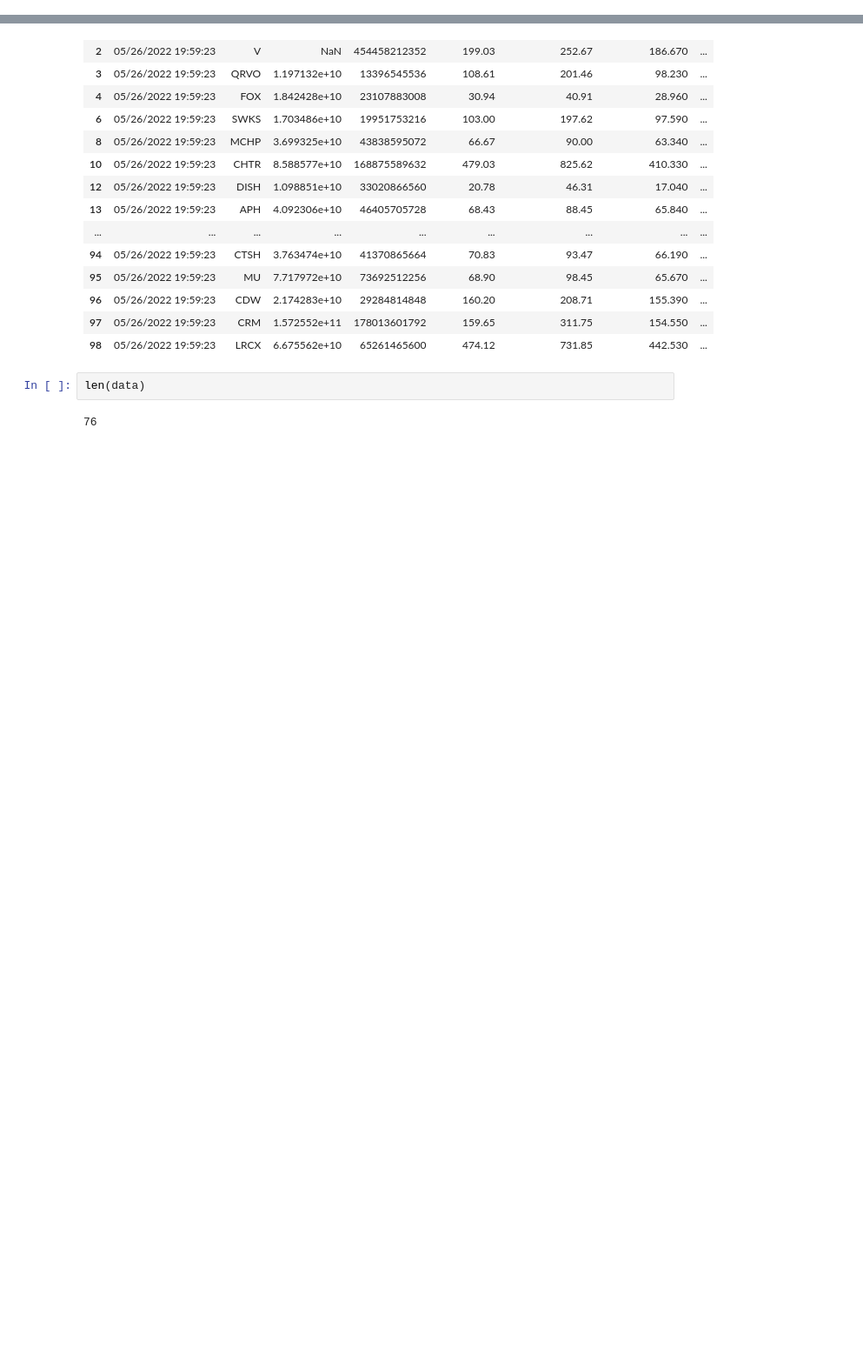
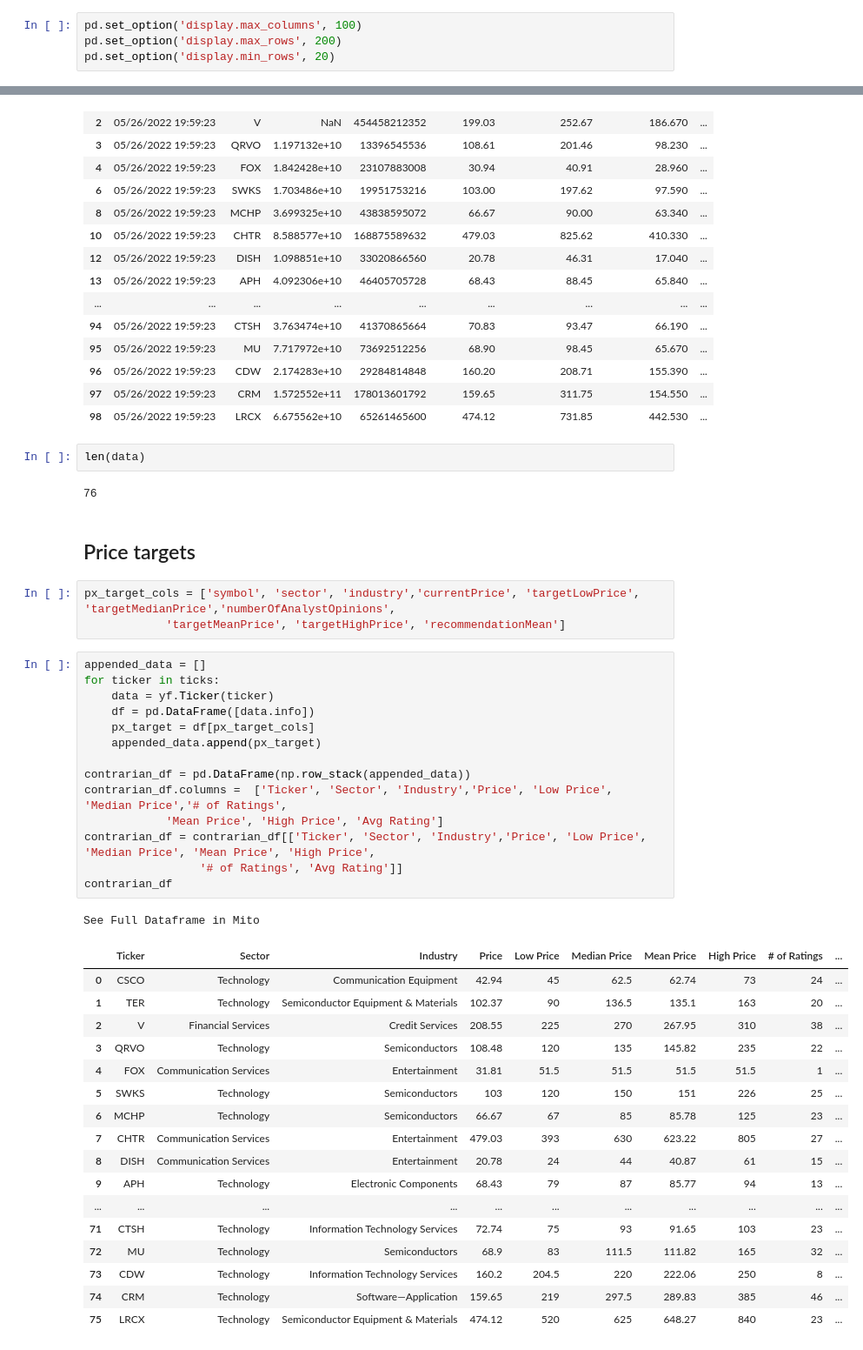
Before and after one commit to bme3412/Python, a Jupyter notebook: Projects/yahoofinance/Contrarian.ipynb, the cells around one changed output, grey strips where cells are left out. Shown at 87% size. Saved outputs shown, nothing was run; the diff lists cells and outputs as text; blank space fills up the shorter version.

```diff
--- a/Projects/yahoofinance/Contrarian.ipynb
+++ b/Projects/yahoofinance/Contrarian.ipynb
@@ -5,3 +6,7 @@ import yfinance as yf
+# %%
+pd.set_option('display.max_columns', 100)
+pd.set_option('display.max_rows', 200)
+pd.set_option('display.min_rows', 20)
 # %%
 price_df = pd.read_csv('/Users/brendan/Desktop/Python/May 2022/yf_SP500/SP500_master_df_05_26_2022.csv')
 # %%
@@ -114,3 +119,41 @@ See Full Dataframe in Mito
 len(data)
 # %% [output]
 76
+# %% [markdown]
+## Price targets
+# %%
+px_target_cols = ['symbol', 'sector', 'industry','currentPrice', 'targetLowPrice', 'targetMedianPrice','numberOfAnalystOpinions',
+            'targetMeanPrice', 'targetHighPrice', 'recommendationMean']
+# %%
+appended_data = []
+for ticker in ticks:
+    data = yf.Ticker(ticker)
+    df = pd.DataFrame([data.info])
+    px_target = df[px_target_cols]
+    appended_data.append(px_target)
+
+contrarian_df = pd.DataFrame(np.row_stack(appended_data))
+contrarian_df.columns =  ['Ticker', 'Sector', 'Industry','Price', 'Low Price', 'Median Price','# of Ratings',
+            'Mean Price', 'High Price', 'Avg Rating']
+contrarian_df = contrarian_df[['Ticker', 'Sector', 'Industry','Price', 'Low Price', 'Median Price', 'Mean Price', 'High Price',
+                 '# of Ratings', 'Avg Rating']]
+contrarian_df
+# %% [output]
+See Full Dataframe in Mito
+|  | Ticker | Sector | Industry | Price | Low Price | Median Price | Mean Price | High Price | # of Ratings | ... |
+| 0 | CSCO | Technology | Communication Equipment | 42.94 | 45 | 62.5 | 62.74 | 73 | 24 | ... |
+| 1 | TER | Technology | Semiconductor Equipment & Materials | 102.37 | 90 | 136.5 | 135.1 | 163 | 20 | ... |
+| 2 | V | Financial Services | Credit Services | 208.55 | 225 | 270 | 267.95 | 310 | 38 | ... |
+| 3 | QRVO | Technology | Semiconductors | 108.48 | 120 | 135 | 145.82 | 235 | 22 | ... |
+| 4 | FOX | Communication Services | Entertainment | 31.81 | 51.5 | 51.5 | 51.5 | 51.5 | 1 | ... |
+| 5 | SWKS | Technology | Semiconductors | 103 | 120 | 150 | 151 | 226 | 25 | ... |
+| 6 | MCHP | Technology | Semiconductors | 66.67 | 67 | 85 | 85.78 | 125 | 23 | ... |
+| 7 | CHTR | Communication Services | Entertainment | 479.03 | 393 | 630 | 623.22 | 805 | 27 | ... |
+| 8 | DISH | Communication Services | Entertainment | 20.78 | 24 | 44 | 40.87 | 61 | 15 | ... |
+| 9 | APH | Technology | Electronic Components | 68.43 | 79 | 87 | 85.77 | 94 | 13 | ... |
+| ... | ... | ... | ... | ... | ... | ... | ... | ... | ... | ... |
+| 71 | CTSH | Technology | Information Technology Services | 72.74 | 75 | 93 | 91.65 | 103 | 23 | ... |
+| 72 | MU | Technology | Semiconductors | 68.9 | 83 | 111.5 | 111.82 | 165 | 32 | ... |
+| 73 | CDW | Technology | Information Technology Services | 160.2 | 204.5 | 220 | 222.06 | 250 | 8 | ... |
+| 74 | CRM | Technology | Software—Application | 159.65 | 219 | 297.5 | 289.83 | 385 | 46 | ... |
+| 75 | LRCX | Technology | Semiconductor Equipment & Materials | 474.12 | 520 | 625 | 648.27 | 840 | 23 | ... |
```
Also changed, not shown: parts of 1 cell of this notebook.
